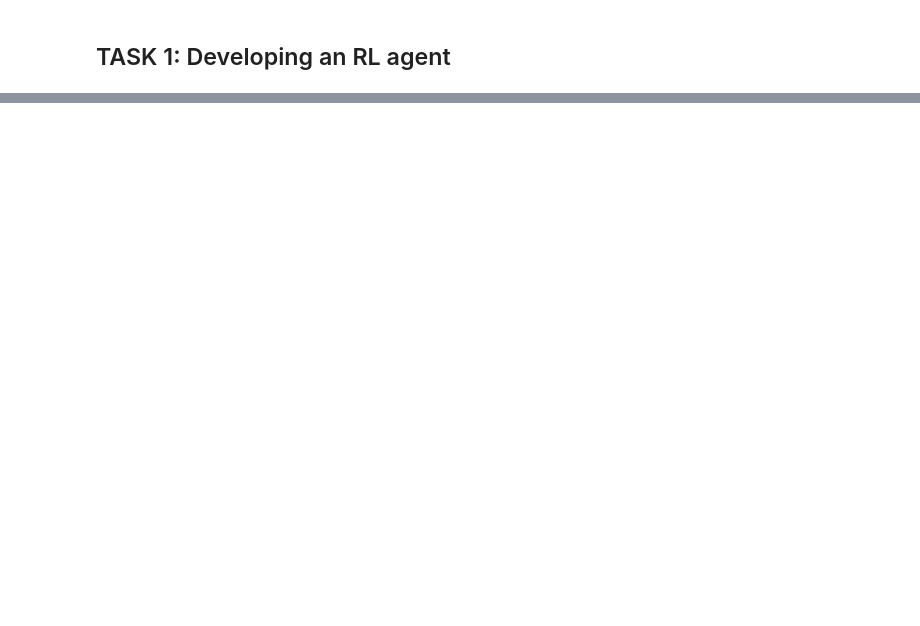
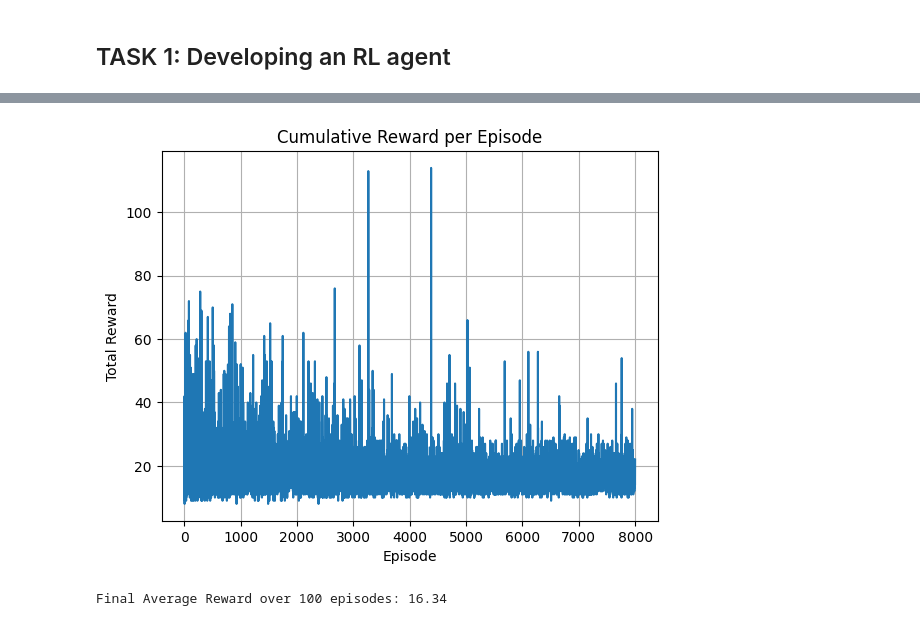
Before and after one commit to enjiaaaa/SC3000_team5, a Jupyter notebook: assignment1/assignment1.ipynb, the cells around one changed output, grey strips where cells are left out. Cells and saved outputs as stored; diff of their text form; code cells hidden in the pictures; blank space fills up the shorter version.

```diff
--- a/assignment1/assignment1.ipynb
+++ b/assignment1/assignment1.ipynb
@@ -49,2 +45,20 @@ env = gymnasium.make("CartPole-v1")
+# %%
+env = gymnasium.make("CartPole-v1")
+# Parameters
+LEARNING_RATE = 0.01
+DISCOUNT = 0.95
+EPISODES = 8000
+epsilon = 1.0
+epsilon_decay = 0.99944
+min_epsilon = 0.01
+
+# State space discretization
+bins = [4, 4, 10, 40]
+lower_bounds = np.array([-4.8, -5.0, -0.418, -5.0])
+upper_bounds = np.array([4.8, 5.0, 0.418, 5.0])
+bin_sizes = (upper_bounds - lower_bounds) / bins
+
+# Q-table
+q_table = np.random.uniform(low=0, high=1, size=(bins + [env.action_space.n]))
 # %% [markdown]
 ## TASK 1: Developing an RL agent
@@ -66,0 +65,59 @@ NameError: name 'nn' is not defined
+# %%
+def get_discrete_state(state):
+    """Convert continuous state to discrete bin index"""
+    clipped = np.clip(state, lower_bounds, upper_bounds)
+    discrete = ((clipped - lower_bounds) / bin_sizes).astype(int)
+    return tuple(discrete)
+
+# For tracking performance
+rewards_per_episode = []
+
+for episode in range(EPISODES):
+    state, _ = env.reset()
+    discrete_state = get_discrete_state(state)
+    total_reward = 0
+    done = False
+
+    while not done:
+        # Epsilon-greedy action selection
+        if np.random.random() < epsilon:
+            action = env.action_space.sample()
+        else:
+            action = np.argmax(q_table[discrete_state])
+
+        next_state, reward, done, _, _ = env.step(action)
+        next_discrete_state = get_discrete_state(next_state)
+
+        # Update Q-table using Bellman Equation
+        max_future_q = np.max(q_table[next_discrete_state])
+        current_q = q_table[discrete_state + (action,)]
+        new_q = (1 - LEARNING_RATE) * current_q + LEARNING_RATE * (reward + DISCOUNT * max_future_q)
+        q_table[discrete_state + (action,)] = new_q
+
+        discrete_state = next_discrete_state
+        total_reward += reward
+
+    # Decay epsilon
+    if epsilon > min_epsilon:
+        epsilon *= epsilon_decay
+        epsilon = max(min_epsilon, epsilon)
+
+    rewards_per_episode.append(total_reward)
+
+    # Optional: print progress
+    if episode % 500 == 0:
+        avg = np.mean(rewards_per_episode[-100:])
+        print(f"Episode {episode} | Avg Reward (last 100): {avg:.2f} | Epsilon: {epsilon:.4f}")
+
+# Plotting (for Task 2)
+plt.plot(rewards_per_episode)
+plt.xlabel("Episode")
+plt.ylabel("Total Reward")
+plt.title("Cumulative Reward per Episode")
+plt.grid()
+plt.show()
+
+# Print final average over last 100 episodes
+final_avg = np.mean(rewards_per_episode[-100:])
+print(f"Final Average Reward over 100 episodes: {final_avg:.2f}")
+# %% [output]
@@ -66,0 +140,2 @@ NameError: name 'nn' is not defined
+[figure, added]
+Final Average Reward over 100 episodes: 16.34
```
Also changed, not shown: parts of 5 cells of this notebook, 1 other file.
